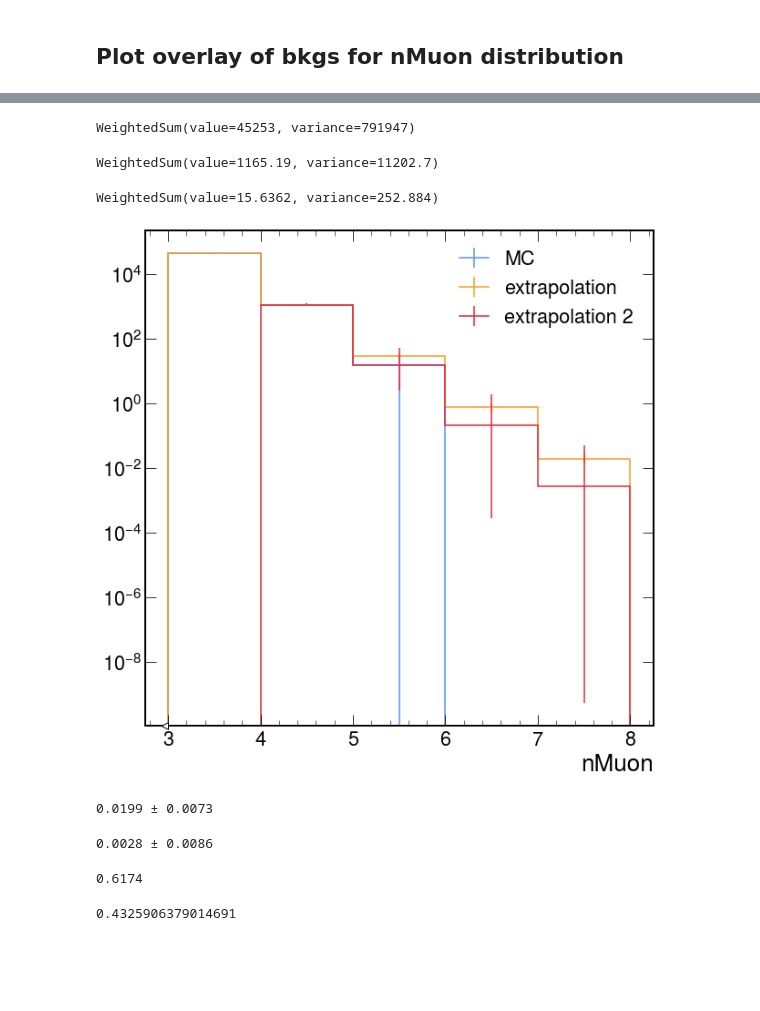
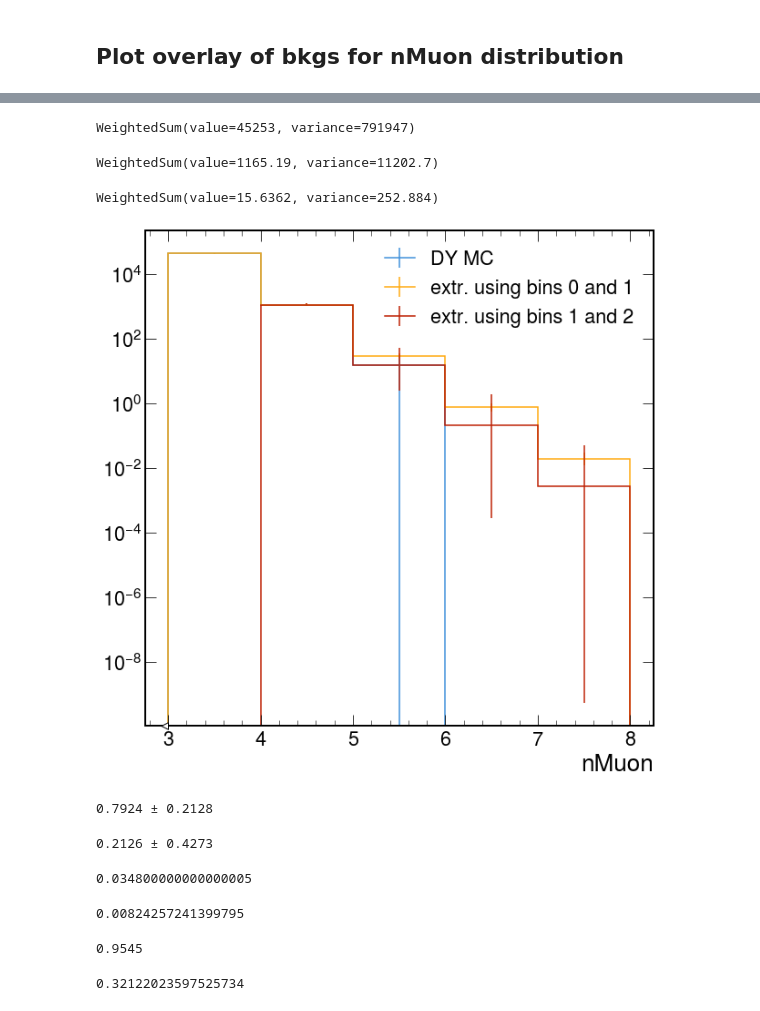
Before and after one commit to chrispap95/SUEPCoffea_dask, a Jupyter notebook: plotting/plot_post_gensum_bug.ipynb, the cells around one changed output, grey strips where cells are left out. Drawn from its saved outputs; the diff is of its cells as text; code cells hidden in the pictures; blank space fills up the shorter version.

```diff
--- a/plotting/plot_post_gensum_bug.ipynb
+++ b/plotting/plot_post_gensum_bug.ipynb
@@ -78,7 +78,7 @@ temp_output_histograms
 # %% [markdown]
 ## Load plots
 # %%
-plots = generic_utils.loader(tag="post_gensum_bug", load_data=True, custom_lumi=5301.677943) #custom_lumi=573.120134)
+plots = generic_utils.loader(tag="post_gensum_bug")#, load_data=True, custom_lumi=5301.677943) #custom_lumi=573.120134)
 # %% [markdown]
 These are all the samples loaded.
 # %%
@@ -368,11 +377,12 @@ plt.xlabel("nMuon")
 plt.ylabel("events")
 plt.show()
 # %%
-def pred(h_in):
-    f0 = h_in.values()[0]
-    f1 = h_in.values()[1]
-    var_f0 = h_in.variances()[0]
-    var_f1 = h_in.variances()[1]
+def pred(h_in, offset=0):
+    # Use bins offset, offset+1 to guess the function. Defaults to 0, 1.
+    f0 = h_in.values()[offset]
+    f1 = h_in.values()[1+offset]
+    var_f0 = h_in.variances()[offset]
+    var_f1 = h_in.variances()[1+offset]
     values = [f1 * (f1 / f0)**(n - 1) for n in range(len(h_in.values()))]
     variances = [
         (
@@ -384,17 +394,19 @@ def pred(h_in):
         h_out[i] = (values[i], variances[i])
     return h_out
 
-h = plots['QCD_Pt_MuEnriched_2018']['ip3d_cut_vs_mini_iso_cut_vs_neutral_iso_cut_vs_pt_cut_vs_nMuon'][1, 1, 1, 1, :]
+h = plots['QCD_Pt_MuEnriched_2018'][
+    'ip3d_cut_vs_mini_iso_cut_vs_neutral_iso_cut_vs_pt_cut_vs_nMuon'
+][1, 1, 1, 1, :]
 
 h.plot(yerr=np.sqrt(h.variances()), label='QCD MC')
 pred(h).plot(label='extrapolation using 2 first bins')
 plt.ylabel('Events')
 plt.yscale('log')
-#plt.ylim(1e-3, 1e6)
+plt.ylim(1e-4, 1e7)
 plt.legend()
 plt.show()
 
-print(f"{pred(h)[7j::sum].value:.4f} ± {np.sqrt(pred(h)[7j::sum].variance):.4f}")
+print(f"{pred(h)[6j::sum].value:.4f} ± {np.sqrt(pred(h)[6j::sum].variance):.4f}")
 
 print(pred(h).values() / h.values())
 print(np.sqrt(pred(h).variances() / (h.values()**2) + pred(h).values()**2 * h.variances() / (h.values()**4)))
@@ -406,32 +418,40 @@ print(np.sqrt(pred(h).variances() / (h.values()**2) + pred(h).values()**2 * h.va
 # %%
 h = plots['DY_2018']['ip3d_cut_vs_mini_iso_cut_vs_neutral_iso_cut_vs_pt_cut_vs_nMuon'][1, 1, 1, 1, :]
 
 print(h[0])
 print(h[1])
 print(h[2])
 
-h.plot(yerr=np.sqrt(h.variances()), label='MC')
-pred(h).plot(label='extrapolation')
-pred(h[1:]).plot(label='extrapolation 2')
+h.plot(yerr=np.sqrt(h.variances()), label='DY MC')
+pred(h).plot(label='extr. using bins 0 and 1')
+pred(h[1:]).plot(label='extr. using bins 1 and 2')
 plt.yscale('log')
 plt.legend()
 plt.show()
 
-print(f"{pred(h)[7j::sum].value:.4f} ± {np.sqrt(pred(h)[7j::sum].variance):.4f}")
-print(f"{pred(h[1:])[7j::sum].value:.4f} ± {np.sqrt(pred(h[1:])[7j::sum].variance):.4f}")
+print(f"{pred(h)[6j::sum].value:.4f} ± {np.sqrt(pred(h)[6j::sum].variance):.4f}")
+print(f"{pred(h[1:])[6j::sum].value:.4f} ± {np.sqrt(pred(h[1:])[6j::sum].variance):.4f}")
 # %% [output]
 WeightedSum(value=45253, variance=791947)
 WeightedSum(value=1165.19, variance=11202.7)
 WeightedSum(value=15.6362, variance=252.884)
-[figure, old version]
+[figure, new version]
-0.0199 ± 0.0073
+0.7924 ± 0.2128
-0.0028 ± 0.0086
+0.2126 ± 0.4273
 # %%
-print(0.2859 + 0.3315)
-print(np.sqrt(0.3585**2 + 0.2421**2))
+print(0.0009 + 0.0199 + 0.014)
+print(np.sqrt(0.0021**2 + 0.0073**2 + 0.0032**2))
 # %% [output]
-0.6174
+0.034800000000000005
-0.4325906379014691
+0.00824257241399795
+# %%
+print(0.0142 + 0.7924 + 0.1479)
+
+
+print(np.sqrt(0.0032**2 + 0.2128**2 + 0.2406**2))
+# %% [output]
+0.9545
+0.32122023597525734
 # %%
 data = 'DoubleMuon+Run2018A-UL2018_MiniAODv2-v1+MINIAOD_histograms_2018'
 mc_processes = [
```
Also changed, not shown: parts of 117 cells of this notebook, 36 other files.
